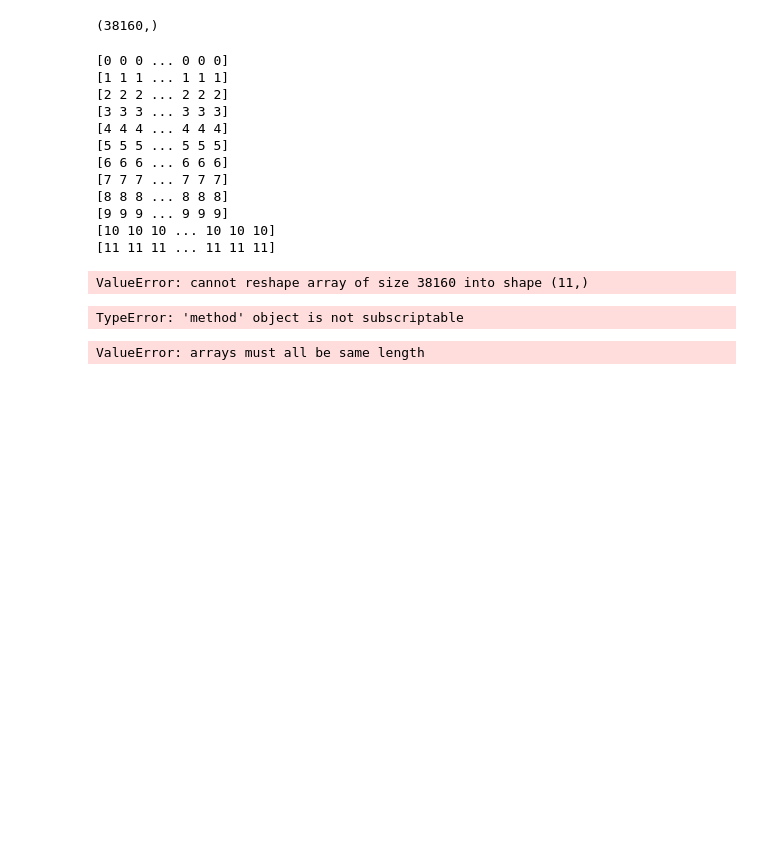
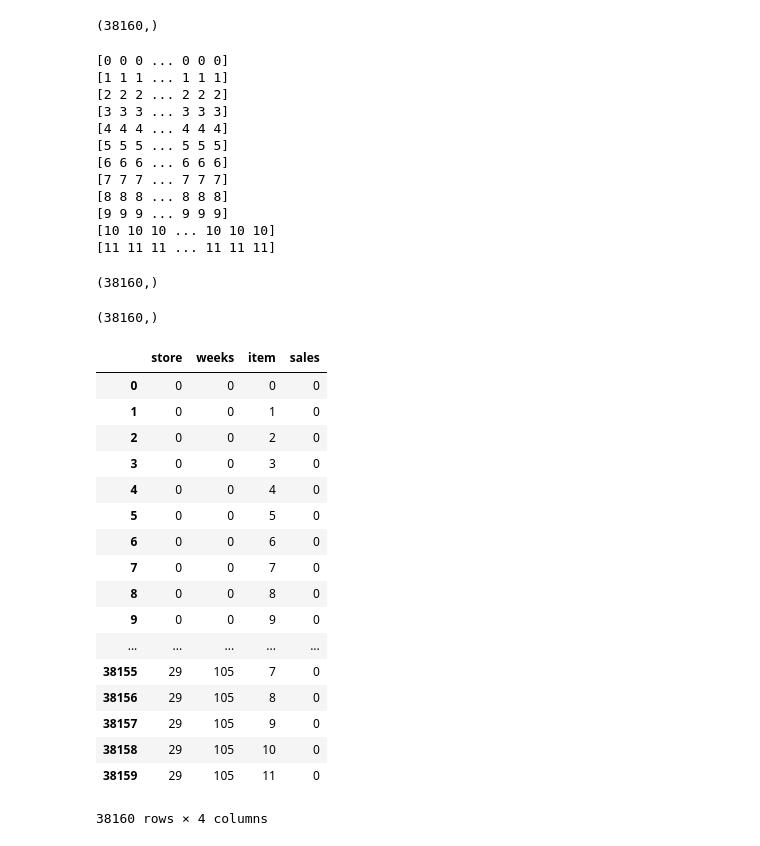
Before and after one commit to finyle/biyesheji, a Jupyter notebook: try.ipynb, the cells around one changed output. Drawn from its saved outputs; the diff is of its cells as text; code cells hidden in the pictures; blank space fills up the shorter version.

```diff
--- a/try.ipynb
+++ b/try.ipynb
@@ -144,9 +144,9 @@ for i in range(12):
     tmp[i] = np.full((3180),i)
     print(tmp[i])
 
-np.reshape(tmp,11,order='F')
+gen_item = np.reshape(tmp,38160,order='F')
 #gen_item = np.concatenate((tmp),axis=0)
-#gen_item
+gen_item.shape
 # %% [output]
 [0 0 0 ... 0 0 0]
 [1 1 1 ... 1 1 1]
@@ -160,18 +160,34 @@ np.reshape(tmp,11,order='F')
 [9 9 9 ... 9 9 9]
 [10 10 10 ... 10 10 10]
 [11 11 11 ... 11 11 11]
-ValueError: cannot reshape array of size 38160 into shape (11,)
+(38160,)
-# %%
-gen_week.drop['0' == 0]
-# %% [output]
-TypeError: 'method' object is not subscriptable
 # %%
-a_gen = np.zeros((38160,4),dtype=int)
+gen_sales = np.zeros((38160),dtype=int)
+gen_sales.shape
+# %% [output]
+(38160,)
 # %%
-df = pd.DataFrame({'store':range(29),
-                  'weeks':range(1, 106),
-                  'item':range(11),
-                  'sales':range(0)})
+df = pd.DataFrame({'store':gen_store,
+                  'weeks':gen_week,
+                  'item':gen_item,
+                  'sales':gen_sales})
 df
 # %% [output]
+|  | store | weeks | item | sales |
+| 0 | 0 | 0 | 0 | 0 |
+| 1 | 0 | 0 | 1 | 0 |
+| 2 | 0 | 0 | 2 | 0 |
+| 3 | 0 | 0 | 3 | 0 |
+| 4 | 0 | 0 | 4 | 0 |
+| 5 | 0 | 0 | 5 | 0 |
+| 6 | 0 | 0 | 6 | 0 |
+| 7 | 0 | 0 | 7 | 0 |
+| 8 | 0 | 0 | 8 | 0 |
+| 9 | 0 | 0 | 9 | 0 |
+| ... | ... | ... | ... | ... |
+| 38155 | 29 | 105 | 7 | 0 |
+| 38156 | 29 | 105 | 8 | 0 |
+| 38157 | 29 | 105 | 9 | 0 |
+| 38158 | 29 | 105 | 10 | 0 |
+| 38159 | 29 | 105 | 11 | 0 |
-ValueError: arrays must all be same length
+38160 rows × 4 columns
```
Also changed, not shown: parts of 25 cells of this notebook, 3 other files.
